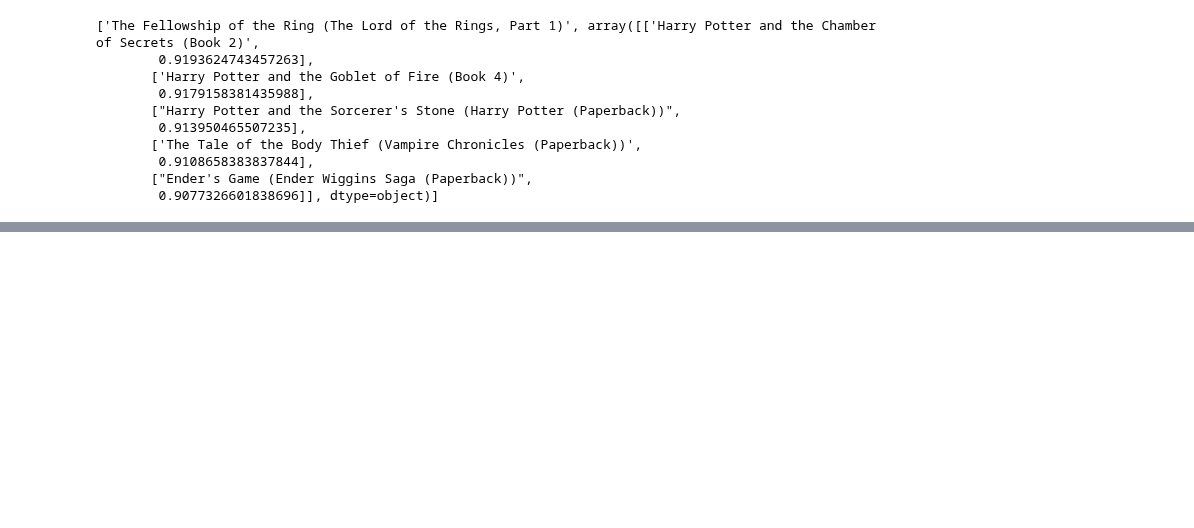
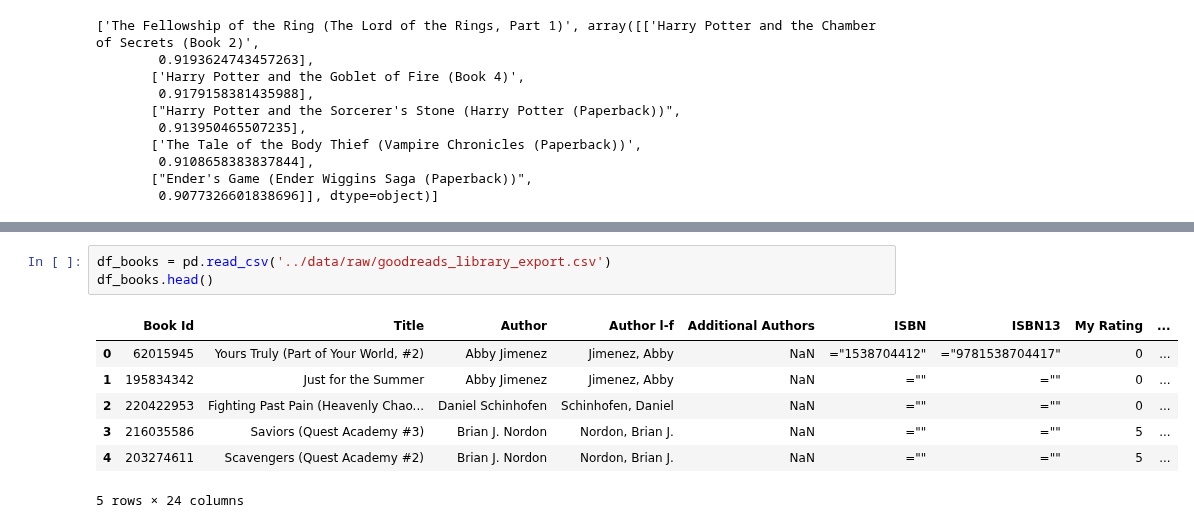
Before and after one commit to Rluthen/mybooks, a Jupyter notebook: notebooks/1_book_recommends.ipynb, the cells around one changed output, grey strips where cells are left out. Drawn from its saved outputs; the diff is of its cells as text; blank space fills up the shorter version.

Commit message:
export pdf

```diff
--- a/notebooks/1_book_recommends.ipynb
+++ b/notebooks/1_book_recommends.ipynb
@@ -395,0 +417,11 @@ print(books)
+# %%
+df_books = pd.read_csv('../data/raw/goodreads_library_export.csv')
+df_books.head()
+# %% [output]
+|  | Book Id | Title | Author | Author l-f | Additional Authors | ISBN | ISBN13 | My Rating | ... |
+| 0 | 62015945 | Yours Truly (Part of Your World, #2) | Abby Jimenez | Jimenez, Abby | NaN | ="1538704412" | ="9781538704417" | 0 | ... |
+| 1 | 195834342 | Just for the Summer | Abby Jimenez | Jimenez, Abby | NaN | ="" | ="" | 0 | ... |
+| 2 | 220422953 | Fighting Past Pain (Heavenly Chao... | Daniel Schinhofen | Schinhofen, Daniel | NaN | ="" | ="" | 0 | ... |
+| 3 | 216035586 | Saviors (Quest Academy #3) | Brian J. Nordon | Nordon, Brian J. | NaN | ="" | ="" | 5 | ... |
+| 4 | 203274611 | Scavengers (Quest Academy #2) | Brian J. Nordon | Nordon, Brian J. | NaN | ="" | ="" | 5 | ... |
+5 rows × 24 columns
```
Also changed, not shown: parts of 20 cells of this notebook, 1 other file.
